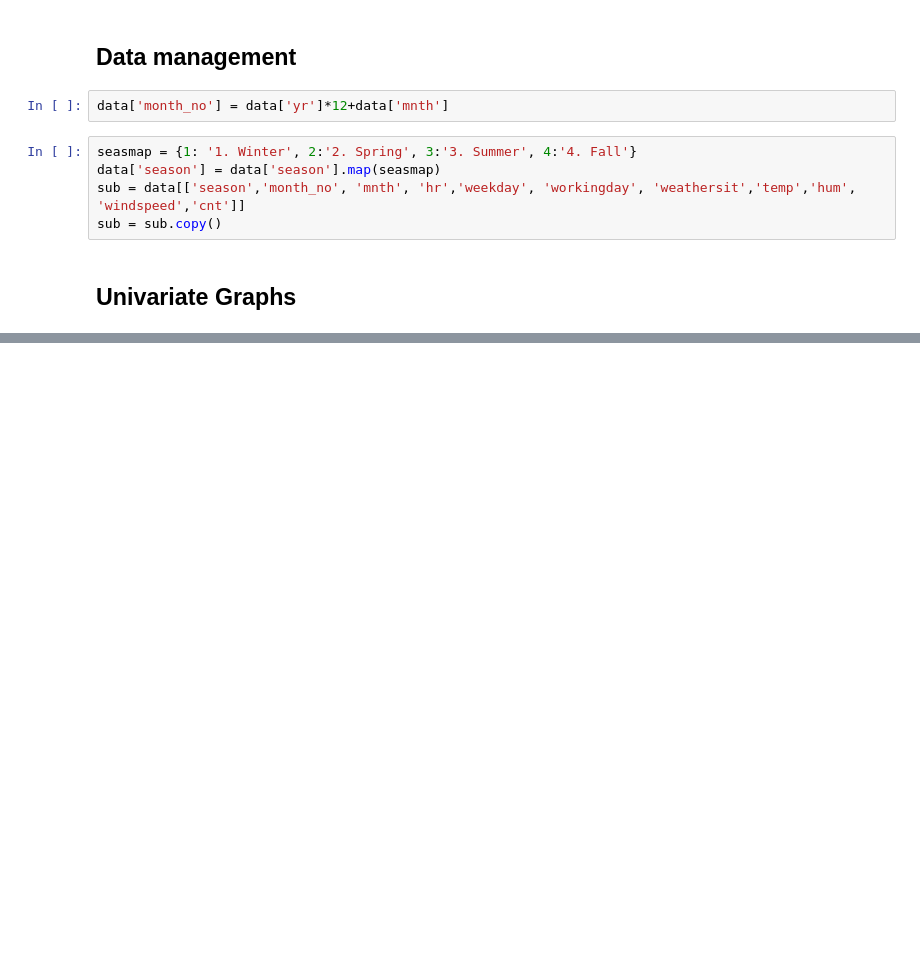
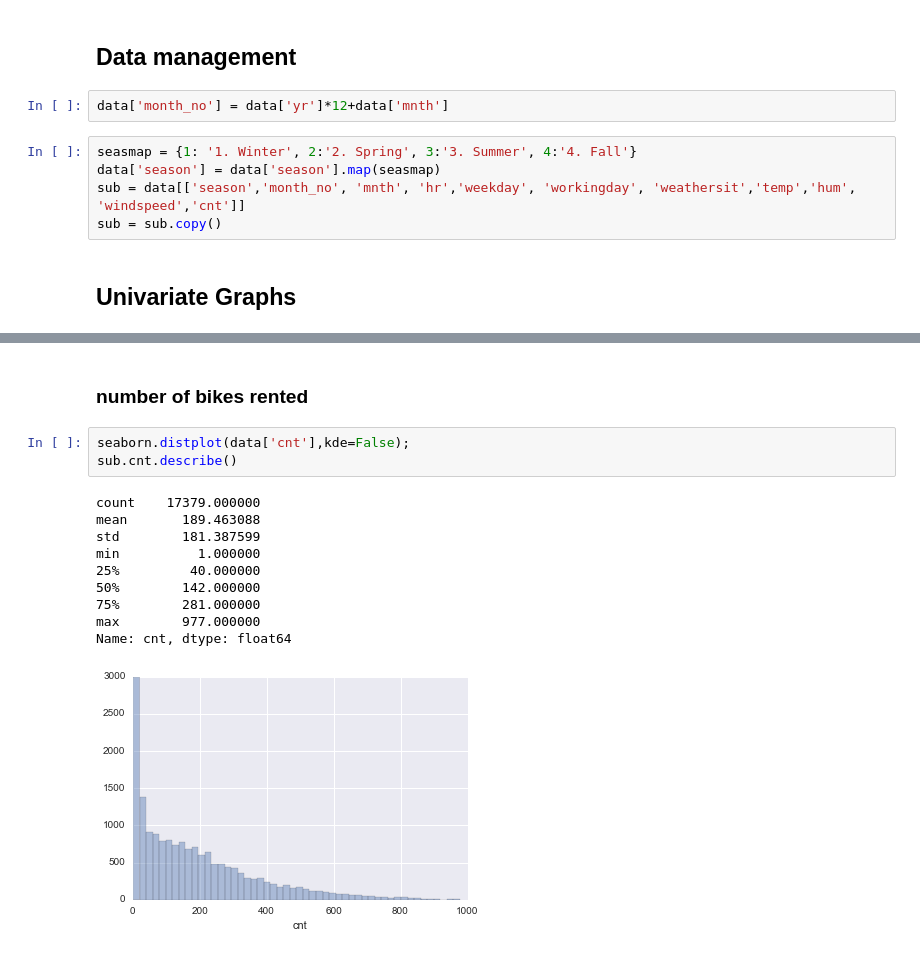
Before and after one commit to herwinvw/DataManagementandVisualizationCourse, a Jupyter notebook: creating_graphs.ipynb, the cells around one changed output, grey strips where cells are left out. Saved outputs shown, nothing was run; the diff lists cells and outputs as text; blank space fills up the shorter version.

```diff
--- a/creating_graphs.ipynb
+++ b/creating_graphs.ipynb
@@ -50,0 +111,16 @@ seaborn.distplot(data['temp'],kde=False);
+# %% [markdown]
+### number of bikes rented
+# %%
+seaborn.distplot(data['cnt'],kde=False);
+sub.cnt.describe()
+# %% [output]
+count    17379.000000
+mean       189.463088
+std        181.387599
+min          1.000000
+25%         40.000000
+50%        142.000000
+75%        281.000000
+max        977.000000
+Name: cnt, dtype: float64
+[figure, added]
```
Also changed, not shown: parts of 31 cells of this notebook.
